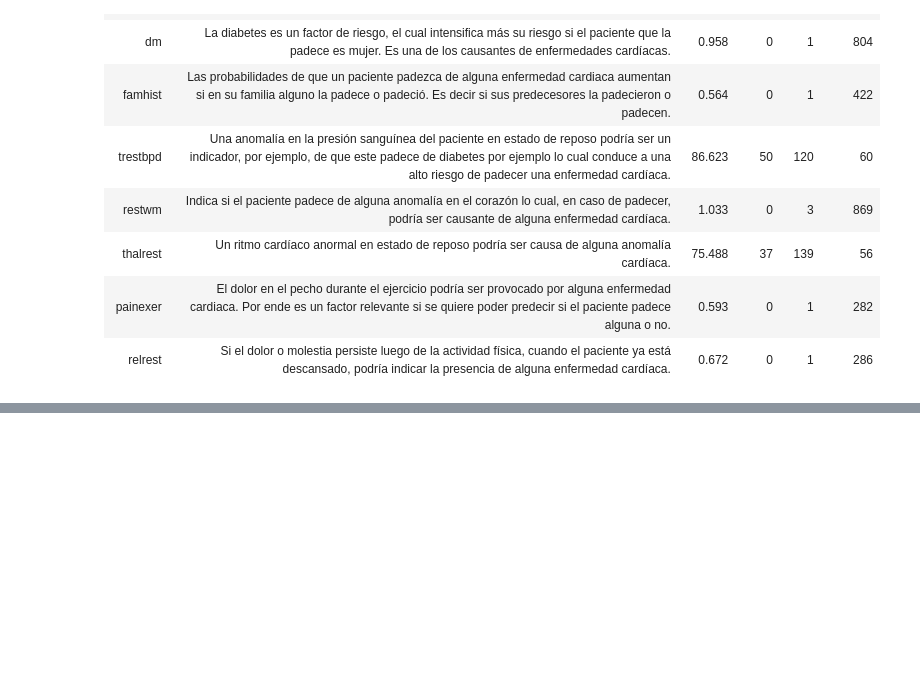
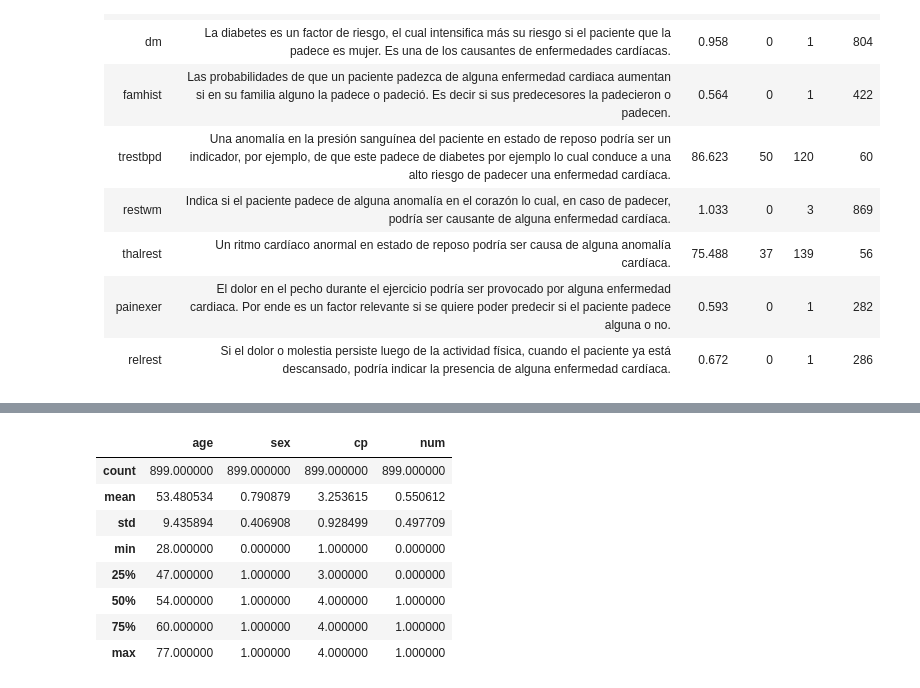
Before and after one commit to martinroset/Machine_Learning--2018, a Jupyter notebook: Jupyter_Notebook/Proyecto_Final.ipynb, the cells around one changed output, grey strips where cells are left out. Saved outputs shown, nothing was run; the diff lists cells and outputs as text; code cells hidden in the pictures; blank space fills up the shorter version.

```diff
--- a/Jupyter_Notebook/Proyecto_Final.ipynb
+++ b/Jupyter_Notebook/Proyecto_Final.ipynb
@@ -144,0 +171,12 @@ A continuación se detallan la totalidad de los atributos elegidos, a partir de
+# %%
+unDataSet.describe()
+# %% [output]
+|  | age | sex | cp | num |
+| count | 899.000000 | 899.000000 | 899.000000 | 899.000000 |
+| mean | 53.480534 | 0.790879 | 3.253615 | 0.550612 |
+| std | 9.435894 | 0.406908 | 0.928499 | 0.497709 |
+| min | 28.000000 | 0.000000 | 1.000000 | 0.000000 |
+| 25% | 47.000000 | 1.000000 | 3.000000 | 0.000000 |
+| 50% | 54.000000 | 1.000000 | 4.000000 | 1.000000 |
+| 75% | 60.000000 | 1.000000 | 4.000000 | 1.000000 |
+| max | 77.000000 | 1.000000 | 4.000000 | 1.000000 |
```
Also changed, not shown: parts of 15 cells of this notebook, 9 other files.
